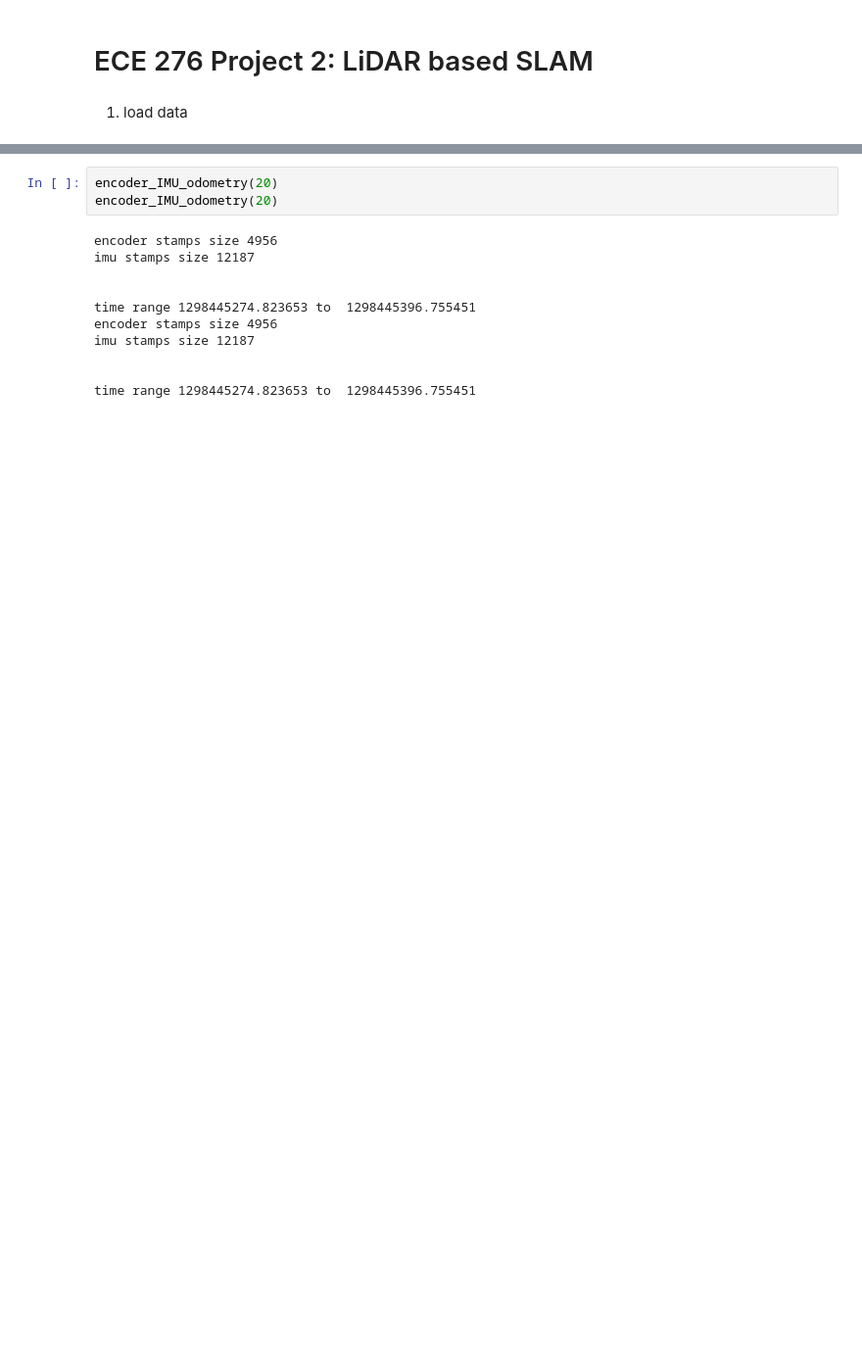
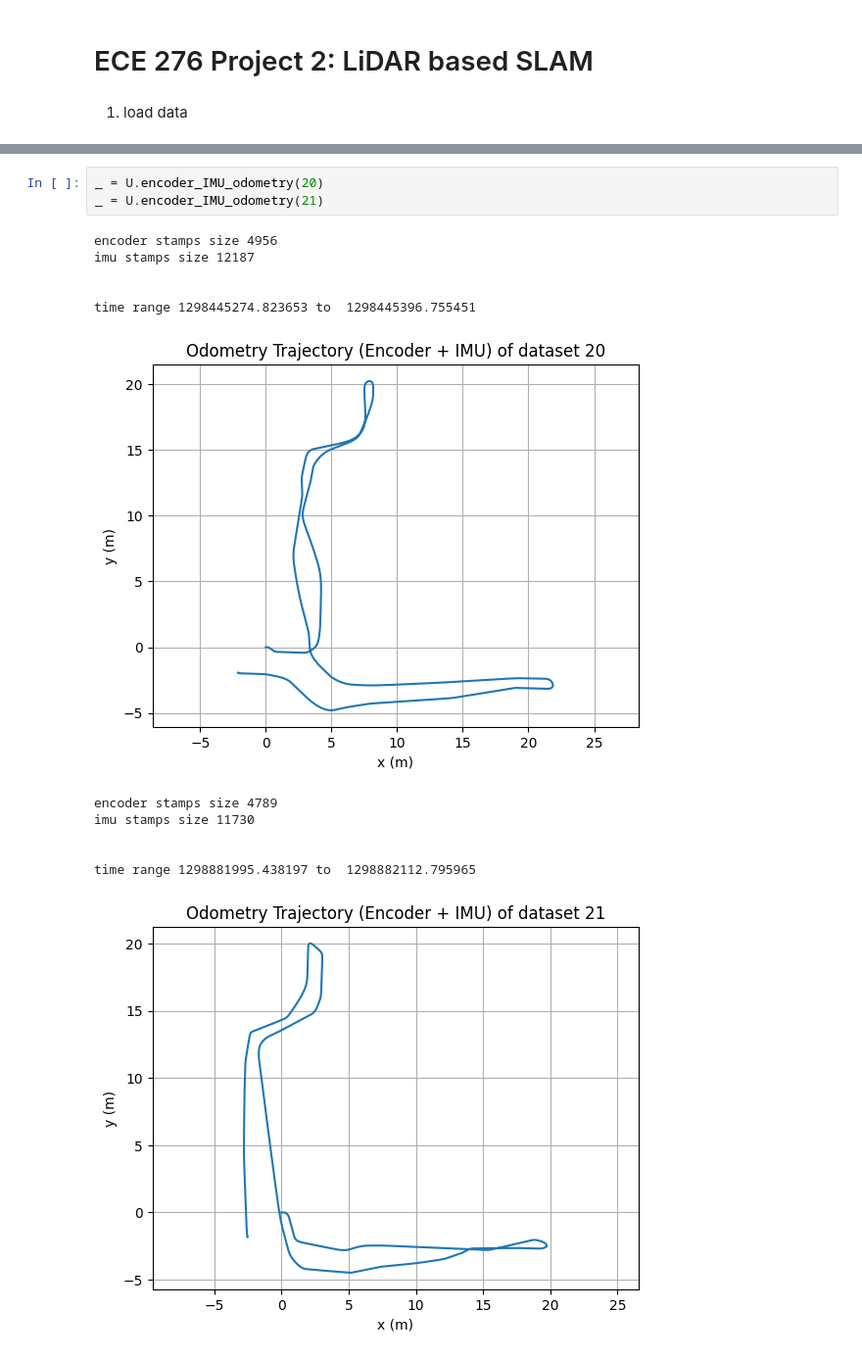
Before and after one commit to danielochen/ECE276A_PR2, a Jupyter notebook: code/main.ipynb, the cells around one changed output, grey strips where cells are left out. Shown at 98% size. Saved outputs shown, nothing was run; the diff lists cells and outputs as text; blank space fills up the shorter version.

```diff
--- a/code/main.ipynb
+++ b/code/main.ipynb
@@ -109,14 +24,16 @@ def encoder_IMU_odometry(dataset = 20, d_tick = 0.0022):
 # %%
-encoder_IMU_odometry(20)
-encoder_IMU_odometry(20)
+_ = U.encoder_IMU_odometry(20)
+_ = U.encoder_IMU_odometry(21)
 # %% [output]
 encoder stamps size 4956
 imu stamps size 12187
 
 
 time range 1298445274.823653 to  1298445396.755451
-encoder stamps size 4956
-imu stamps size 12187
-
-
-time range 1298445274.823653 to  1298445396.755451
+[figure, added]
+encoder stamps size 4789
+imu stamps size 11730
+
+
+time range 1298881995.438197 to  1298882112.795965
+[figure, added]
```
Also changed, not shown: parts of 3 cells of this notebook, 3 other files.
